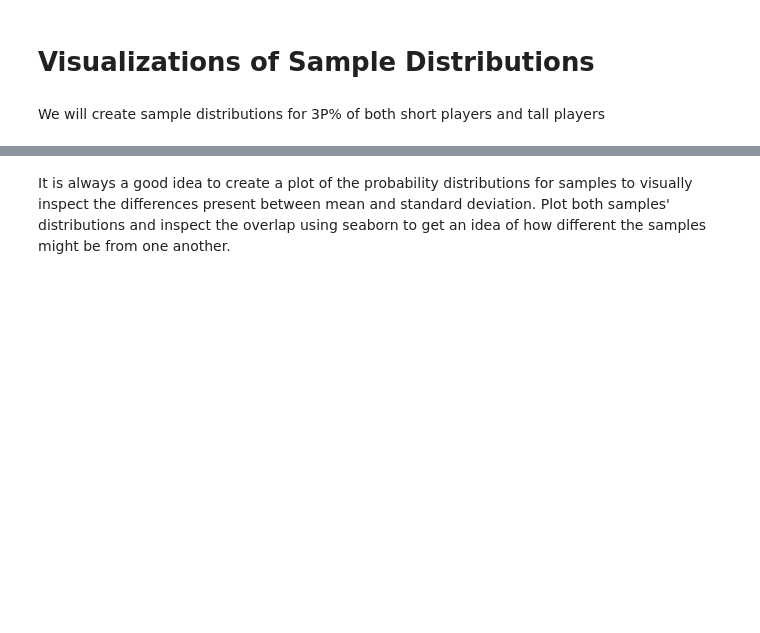
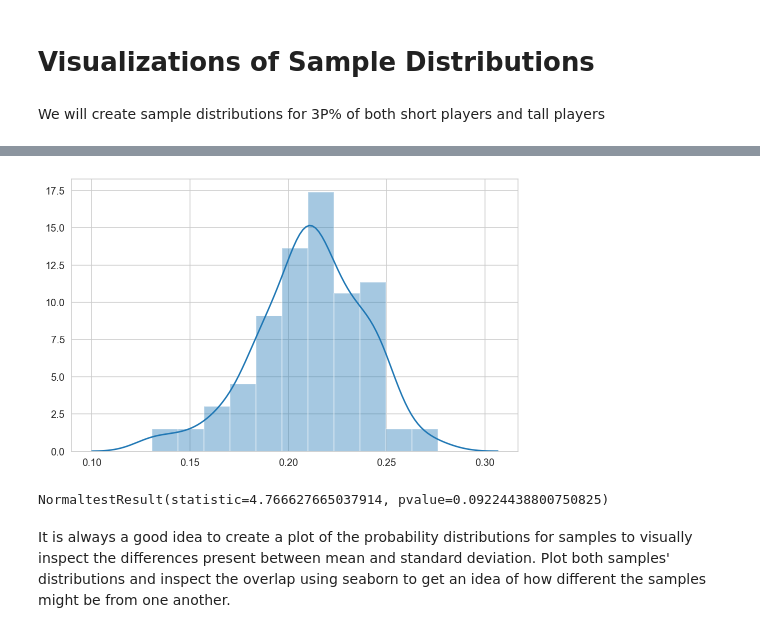
Before and after one commit to DanBaumann/NBA-Hypothesis-Tests, a Jupyter notebook: Sez/short-tall_players_3P.ipynb, the cells around one changed output, grey strips where cells are left out. Cells and saved outputs as stored; diff of their text form; code cells hidden in the pictures; blank space fills up the shorter version.

```diff
--- a/Sez/short-tall_players_3P.ipynb
+++ b/Sez/short-tall_players_3P.ipynb
@@ -132,3 +76,8 @@ NormaltestResult(statistic=0.3643058416244682, pvalue=0.8334738751679724)
+# %%
+ht.Two_Sample_Test.visualize_sample_dist(tall_dist)
+# %% [output]
+[figure, added]
+NormaltestResult(statistic=4.766627665037914, pvalue=0.09224438800750825)
 # %% [markdown]
 It is always a good idea to create a plot of the probability distributions for samples to visually inspect the differences present between mean and standard deviation. Plot both samples' distributions and inspect the overlap using seaborn to get an idea of how different the samples might be from one another.
 # %%
```
Also changed, not shown: parts of 33 cells of this notebook, 3 other files.
